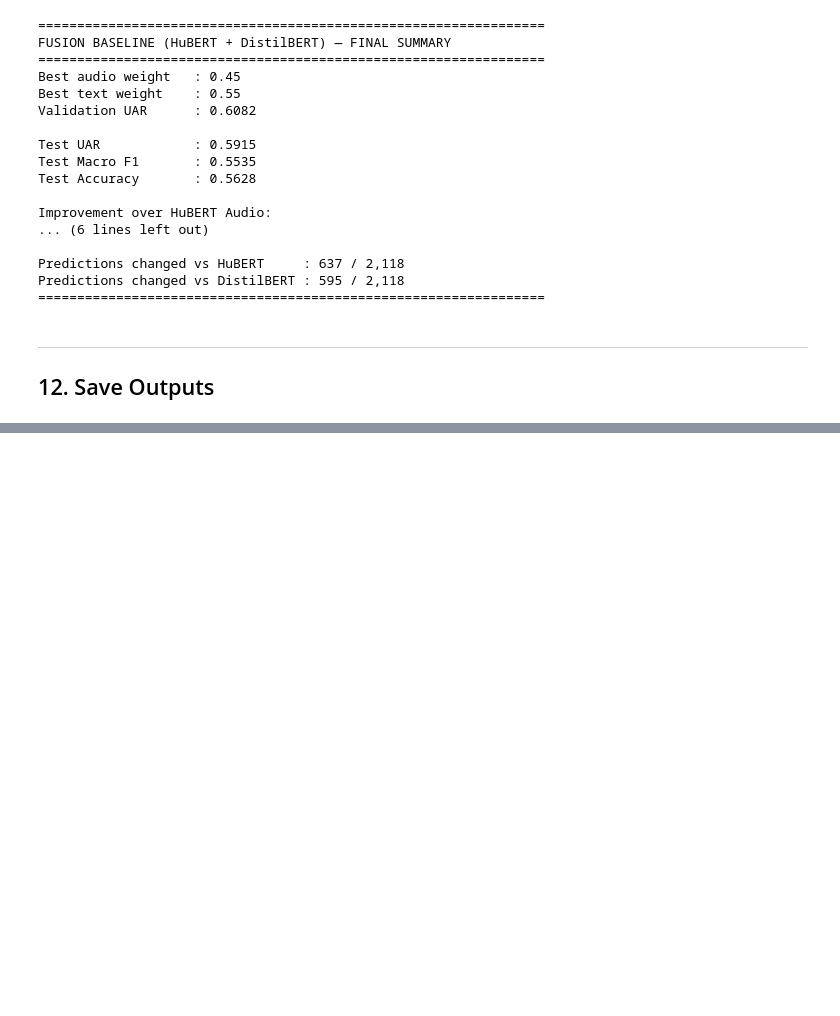
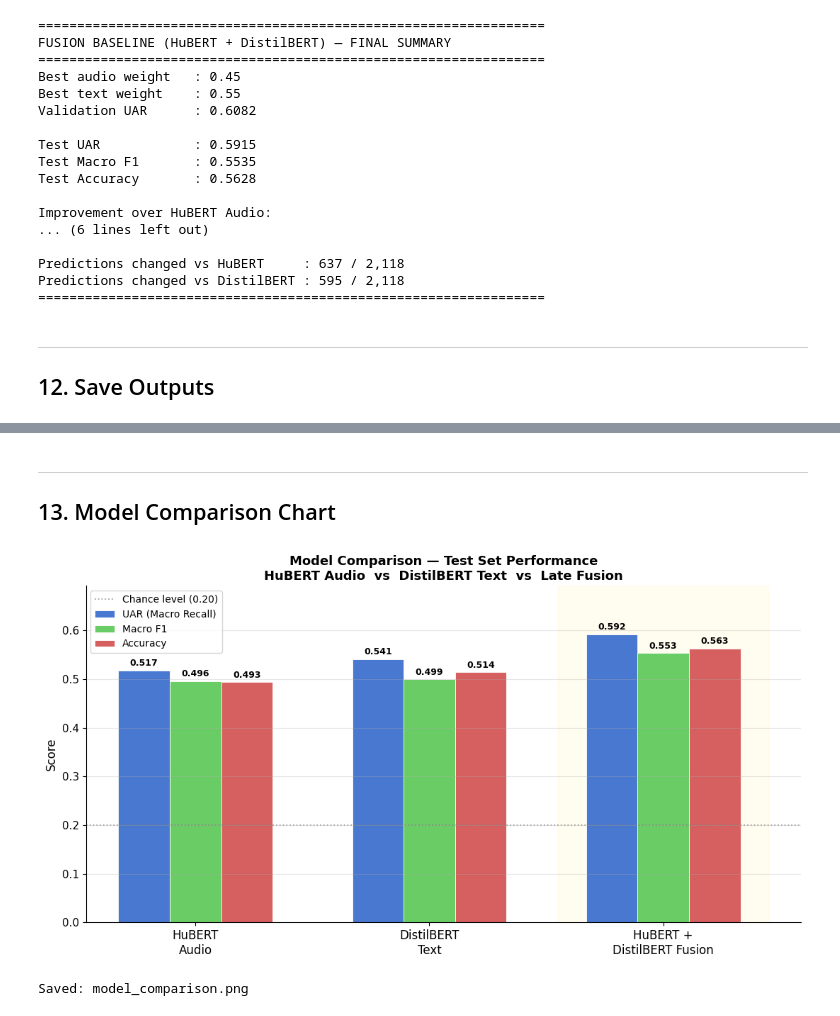
Before and after one commit to ronenhr/IEMOCAP-project, a Jupyter notebook: notebooks/05_fusion_baseline.ipynb, the cells around one changed output, grey strips where cells are left out. Cells and saved outputs as stored; diff of their text form; code cells hidden in the pictures; blank space fills up the shorter version.

```diff
--- a/notebooks/05_fusion_baseline.ipynb
+++ b/notebooks/05_fusion_baseline.ipynb
@@ -653 +722,59 @@ Output directory: /Users/oreo/Documents/Learning/UNI/שנה ג׳/סמסטר ו׳
   [OK]     fusion_weight_search.png                          79,702 bytes
+# %% [markdown]
+---
+## 13. Model Comparison Chart
+# %%
+models  = ['HuBERT\nAudio', 'DistilBERT\nText', 'HuBERT +\nDistilBERT Fusion']
+metrics = {
+    'UAR (Macro Recall)': [hubert_test_uar, bert_test_uar, test_uar],
+    'Macro F1':           [hubert_test_f1,  bert_test_f1,  test_f1],
+    'Accuracy':           [hubert_test_acc, bert_test_acc, test_acc],
+}
+
+n_models  = len(models)
+n_metrics = len(metrics)
+x         = np.arange(n_models)
+bar_width  = 0.22
+colors     = ['#4878cf', '#6acc65', '#d65f5f']   # blue, green, red per metric
+
+fig, ax = plt.subplots(figsize=(11, 6))
+
+for i, (metric_name, values) in enumerate(metrics.items()):
+    offset = (i - n_metrics / 2 + 0.5) * bar_width
+    bars   = ax.bar(x + offset, values, bar_width, label=metric_name,
+                    color=colors[i], edgecolor='white', linewidth=0.6)
+    for bar, val in zip(bars, values):
+        ax.text(
+            bar.get_x() + bar.get_width() / 2,
+            bar.get_height() + 0.005,
+            f'{val:.3f}',
+            ha='center', va='bottom', fontsize=9, fontweight='bold',
+        )
+
+# Highlight fusion bar region
+ax.axvspan(x[-1] - 0.45, x[-1] + 0.45, alpha=0.06, color='gold', zorder=0)
+
+# Chance level reference
+chance = 1 / len(EMOTIONS)
+ax.axhline(chance, color='gray', linestyle=':', linewidth=1.3, alpha=0.7,
+           label=f'Chance level ({chance:.2f})')
+
+ax.set_xticks(x)
+ax.set_xticklabels(models, fontsize=12)
+ax.set_ylabel('Score', fontsize=12)
+ax.set_ylim(0, min(1.0, max(v for vals in metrics.values() for v in vals) + 0.1))
+ax.set_title('Model Comparison — Test Set Performance\n'
+             'HuBERT Audio  vs  DistilBERT Text  vs  Late Fusion',
+             fontsize=13, fontweight='bold')
+ax.legend(fontsize=10, loc='upper left')
+ax.grid(axis='y', alpha=0.3)
+ax.spines['top'].set_visible(False)
+ax.spines['right'].set_visible(False)
+
+plt.tight_layout()
+plt.savefig(FUSION_OUT_DIR / 'model_comparison.png', dpi=150, bbox_inches='tight')
+plt.show()
+print('Saved: model_comparison.png')
+# %% [output]
+[figure, added]
+Saved: model_comparison.png
```
Also changed, not shown: parts of 3 cells of this notebook.
